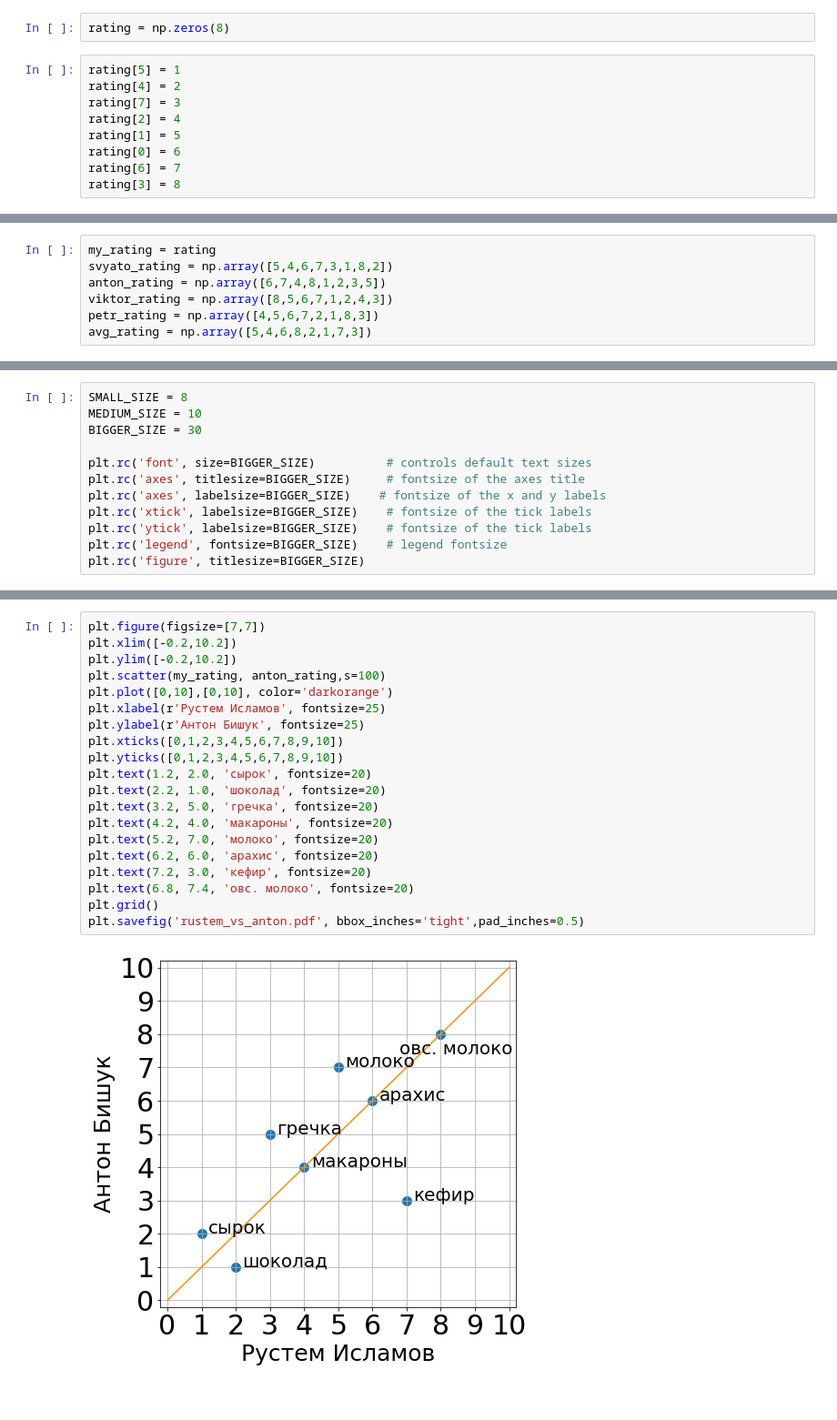
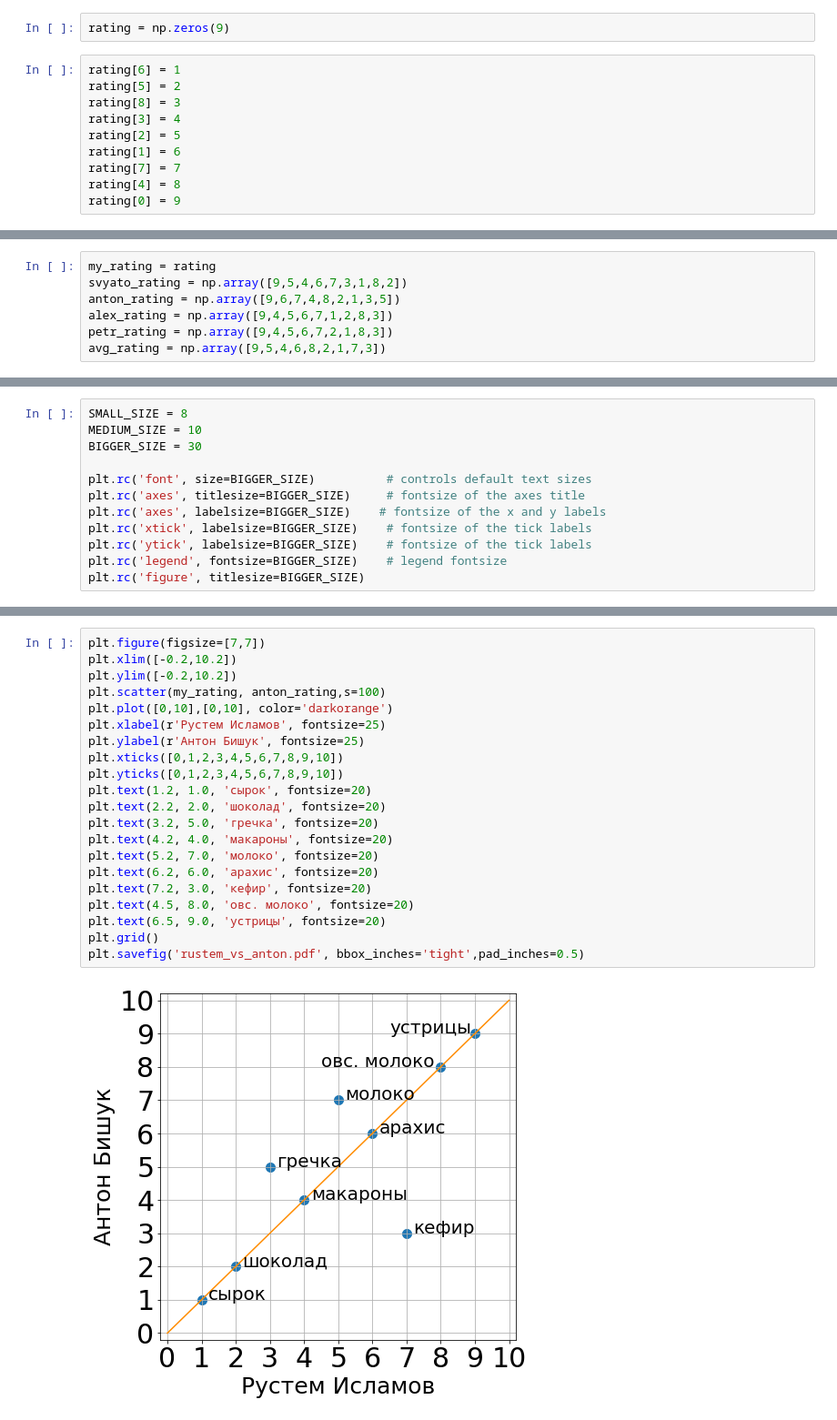
Before and after one commit to Intelligent-Systems-Phystech/Ratings, a Jupyter notebook: Islamov Rustem/Ratings.ipynb, the cells around one changed output, grey strips where cells are left out. Shown at 91% size. Cells and saved outputs as stored; diff of their text form.

```diff
--- a/Islamov Rustem/Ratings.ipynb
+++ b/Islamov Rustem/Ratings.ipynb
@@ -159,14 +190,15 @@ for i, c in enumerate(prediction):
 # %%
-rating = np.zeros(8)
+rating = np.zeros(9)
 # %%
-rating[5] = 1
-rating[4] = 2
-rating[7] = 3
-rating[2] = 4
-rating[1] = 5
-rating[0] = 6
-rating[6] = 7
-rating[3] = 8
+rating[6] = 1
+rating[5] = 2
+rating[8] = 3
+rating[3] = 4
+rating[2] = 5
+rating[1] = 6
+rating[7] = 7
+rating[4] = 8
+rating[0] = 9
 # %%
 my_rating=rating
 # %%
@@ -210,10 +246,10 @@ plt.show()
 # %%
 my_rating = rating
-svyato_rating = np.array([5,4,6,7,3,1,8,2])
-anton_rating = np.array([6,7,4,8,1,2,3,5])
-viktor_rating = np.array([8,5,6,7,1,2,4,3])
-petr_rating = np.array([4,5,6,7,2,1,8,3])
-avg_rating = np.array([5,4,6,8,2,1,7,3])
+svyato_rating = np.array([9,5,4,6,7,3,1,8,2])
+anton_rating = np.array([9,6,7,4,8,2,1,3,5])
+alex_rating = np.array([9,4,5,6,7,1,2,8,3])
+petr_rating = np.array([9,4,5,6,7,2,1,8,3])
+avg_rating = np.array([9,5,4,6,8,2,1,7,3])
 # %%
 import matplotlib.pyplot as plt
 # %%
@@ -253,25 +290,26 @@ plt.savefig('rustem_vs_svyato.pdf',bbox_inches='tight', pad_inches=0.5)
 # %%
 plt.figure(figsize=[7,7])
 plt.xlim([-0.2,10.2])
 plt.ylim([-0.2,10.2])
 plt.scatter(my_rating, anton_rating,s=100)
 plt.plot([0,10],[0,10], color='darkorange')
 plt.xlabel(r'Рустем Исламов', fontsize=25)
 plt.ylabel(r'Антон Бишук', fontsize=25)
 plt.xticks([0,1,2,3,4,5,6,7,8,9,10])
 plt.yticks([0,1,2,3,4,5,6,7,8,9,10])
-plt.text(1.2, 2.0, 'сырок', fontsize=20)
-plt.text(2.2, 1.0, 'шоколад', fontsize=20)
+plt.text(1.2, 1.0, 'сырок', fontsize=20)
+plt.text(2.2, 2.0, 'шоколад', fontsize=20)
 plt.text(3.2, 5.0, 'гречка', fontsize=20)
 plt.text(4.2, 4.0, 'макароны', fontsize=20)
 plt.text(5.2, 7.0, 'молоко', fontsize=20)
 plt.text(6.2, 6.0, 'арахис', fontsize=20)
 plt.text(7.2, 3.0, 'кефир', fontsize=20)
-plt.text(6.8, 7.4, 'овс. молоко', fontsize=20)
+plt.text(4.5, 8.0, 'овс. молоко', fontsize=20)
+plt.text(6.5, 9.0, 'устрицы', fontsize=20)
 plt.grid()
 plt.savefig('rustem_vs_anton.pdf', bbox_inches='tight',pad_inches=0.5)
 # %% [output]
-[figure, old version]
+[figure, new version]
 # %%
 plt.figure(figsize=[7,7])
 plt.xlim([-0.2,10.2])
```
Also changed, not shown: parts of 20 cells of this notebook, 1 other file.
